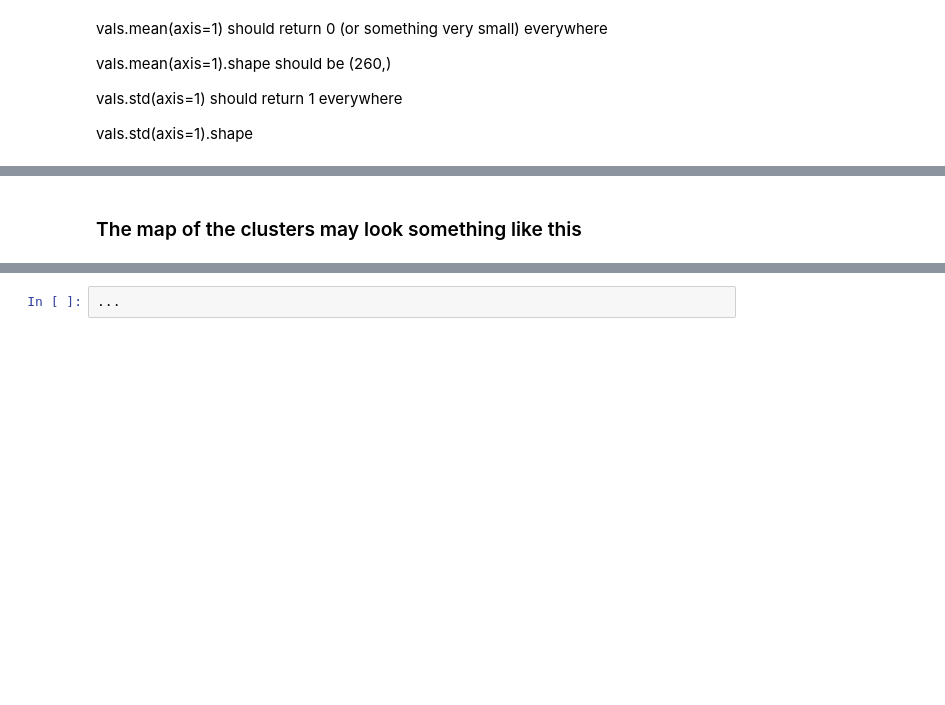
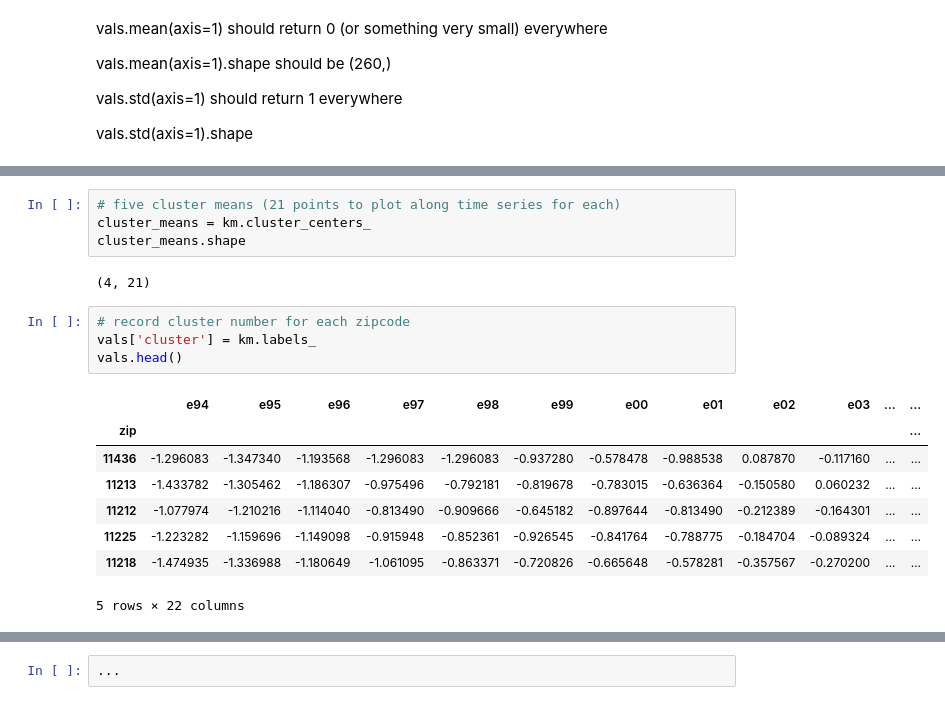
Before and after one commit to AHassler/PUI2018_ah4412, a Jupyter notebook: HW12_ah4412/Assignment2_ah4412.ipynb, the cells around one changed output, grey strips where cells are left out. Cells and saved outputs as stored; diff of their text form; blank space fills up the shorter version.

```diff
--- a/HW12_ah4412/Assignment2_ah4412.ipynb
+++ b/HW12_ah4412/Assignment2_ah4412.ipynb
@@ -256,2 +323,19 @@ km.labels_.shape
-# %% [markdown]
-### The map of the clusters may look something like this
+# %%
+# five cluster means (21 points to plot along time series for each)
+cluster_means = km.cluster_centers_
+cluster_means.shape
+# %% [output]
+(4, 21)
+# %%
+# record cluster number for each zipcode
+vals['cluster'] = km.labels_
+vals.head()
+# %% [output]
+|  | e94 | e95 | e96 | e97 | e98 | e99 | e00 | e01 | e02 | e03 | ... | ... |
+| zip |  |  |  |  |  |  |  |  |  |  |  | ... |
+| 11436 | -1.296083 | -1.347340 | -1.193568 | -1.296083 | -1.296083 | -0.937280 | -0.578478 | -0.988538 | 0.087870 | -0.117160 | ... | ... |
+| 11213 | -1.433782 | -1.305462 | -1.186307 | -0.975496 | -0.792181 | -0.819678 | -0.783015 | -0.636364 | -0.150580 | 0.060232 | ... | ... |
+| 11212 | -1.077974 | -1.210216 | -1.114040 | -0.813490 | -0.909666 | -0.645182 | -0.897644 | -0.813490 | -0.212389 | -0.164301 | ... | ... |
+| 11225 | -1.223282 | -1.159696 | -1.149098 | -0.915948 | -0.852361 | -0.926545 | -0.841764 | -0.788775 | -0.184704 | -0.089324 | ... | ... |
+| 11218 | -1.474935 | -1.336988 | -1.180649 | -1.061095 | -0.863371 | -0.720826 | -0.665648 | -0.578281 | -0.357567 | -0.270200 | ... | ... |
+5 rows × 22 columns
```
Also changed, not shown: parts of 16 cells of this notebook.
